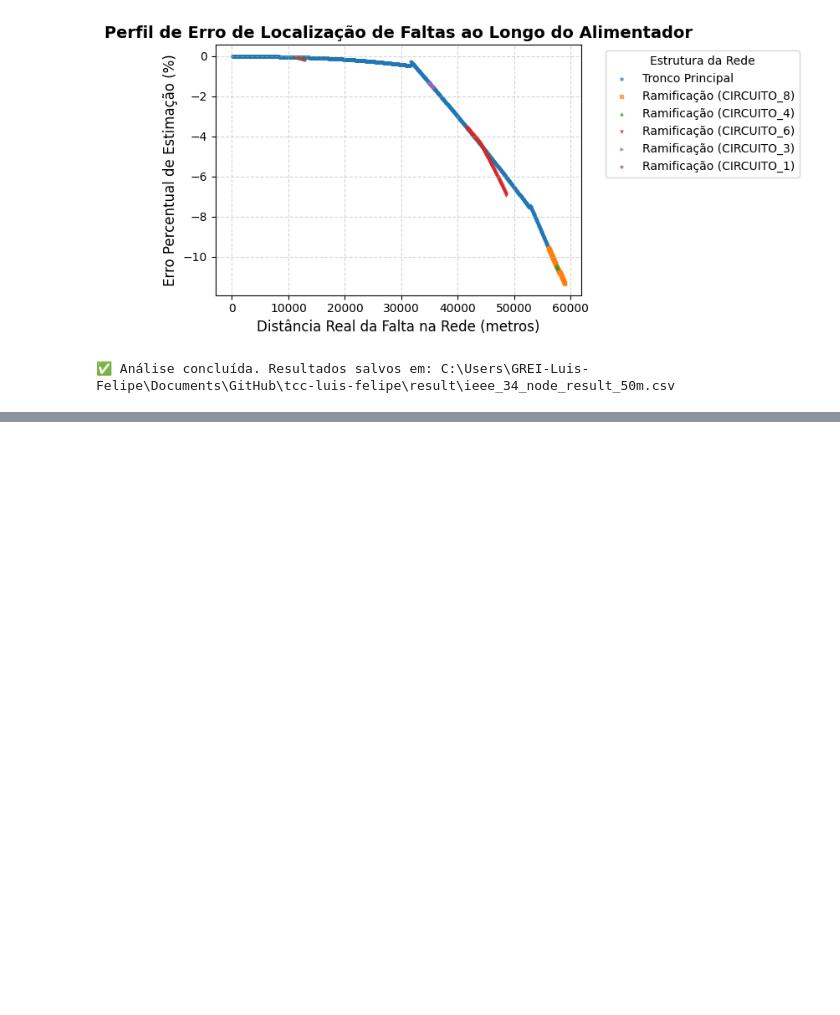
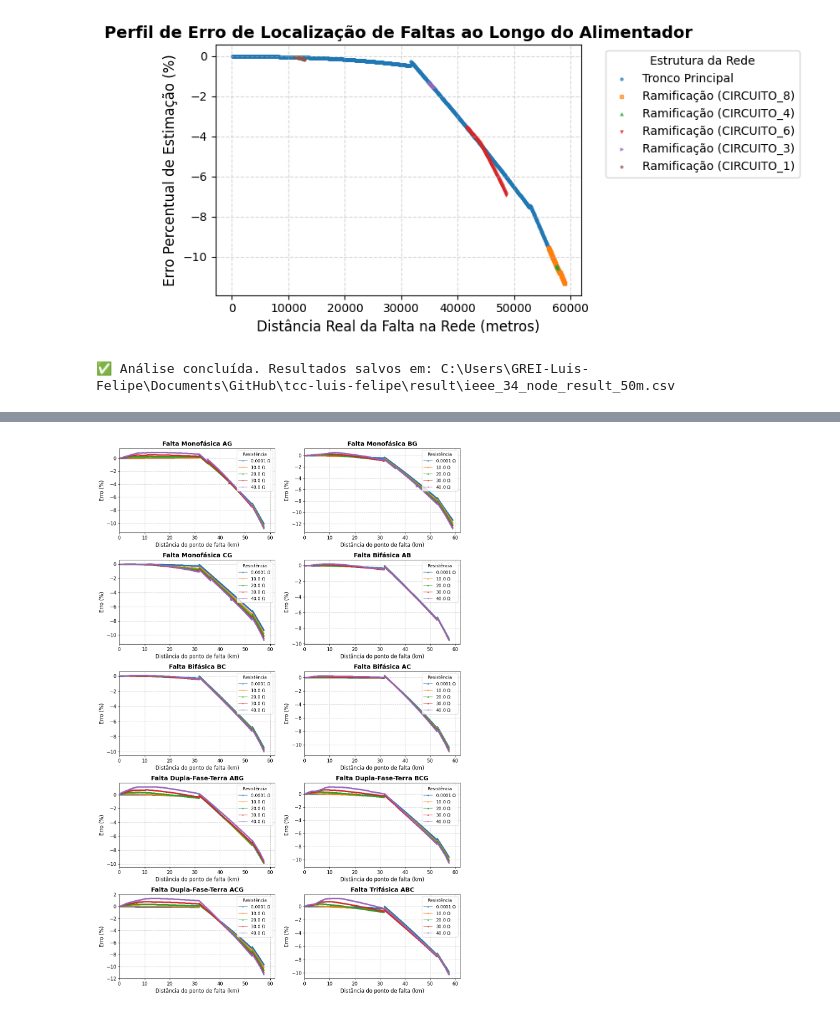
Before and after one commit to LuisFelipeCSouza/tcc-luis-felipe, a Jupyter notebook: notebooks/ieee-34-node.ipynb, the cells around one changed output, grey strips where cells are left out. Saved outputs shown, nothing was run; the diff lists cells and outputs as text; code cells hidden in the pictures; blank space fills up the shorter version.

Commit message:
feat: results

```diff
--- a/notebooks/ieee-34-node.ipynb
+++ b/notebooks/ieee-34-node.ipynb
@@ -218,0 +225,3 @@ localizador.export_results(
+# %%
+results_df = pd.read_csv(BASE_DIR / "result" / "ieee_34_node_result_50m.csv", sep=";", decimal=",")
+results_df.head()
@@ -218,0 +254,86 @@ localizador.export_results(
+# %%
+mapa_faltas = {
+    'at': 'Falta Monofásica AG', 'bt': 'Falta Monofásica BG', 'ct': 'Falta Monofásica CG',
+    'ab': 'Falta Bifásica AB', 'bc': 'Falta Bifásica BC', 'ac': 'Falta Bifásica AC',
+    'abt': 'Falta Dupla-Fase-Terra ABG', 'bct': 'Falta Dupla-Fase-Terra BCG', 'act': 'Falta Dupla-Fase-Terra ACG',
+    'abc': 'Falta Trifásica ABC'
+}
+
+# Lista de linhas do ramal principal
+ramal_principal = simulador.topology.get_main_branch()
+markers = ['o', 's', 'D', '^', 'v']
+
+# Configuração rigorosa do Matplotlib preservada
+plt.rcParams["font.family"] = "DejaVu Sans"
+plt.rcParams['axes.labelsize'] = 12
+plt.rcParams['axes.titlesize'] = 14
+plt.rcParams['xtick.labelsize'] = 11
+plt.rcParams['ytick.labelsize'] = 11
+plt.rcParams['legend.fontsize'] = 10
+
+# --- 2. EXTRAÇÃO DE PARÂMETROS DINÂMICOS ---
+col_resistencia = 'r_f' if 'r_f' in results_df.columns else 'r'
+resistencias_simuladas = sorted(results_df[col_resistencia].unique())
+
+# Calcula o limite máximo do eixo X
+limite_x_km = (results_df[results_df['linha_faltosa'].isin(ramal_principal)]['distancia'].max() / 1000.0) * 1.05
+
+# --- 3. GERAÇÃO DO GRID DE GRÁFICOS ---
+# Cria a figura e a matriz de eixos (5 linhas x 2 colunas)
+# Aumentamos o figsize verticalmente para os gráficos não ficarem esmagados
+fig, axes = plt.subplots(nrows=5, ncols=2, figsize=(12, 18))
+
+# Achata a matriz 2D de eixos para uma lista 1D, facilitando o loop
+axes = axes.flatten()
+
+for ax, (tipo_falta, titulo_grafico) in zip(axes, mapa_faltas.items()):
+
+    # Filtra apenas o tipo de falta atual e as linhas do ramal principal
+    df_tipo = results_df[(results_df['tipo'] == tipo_falta) & (results_df['linha_faltosa'].isin(ramal_principal))].copy()
+
+    # Tratamento caso a rede não possua alguma fase simulada (ex: falta CG num trecho sem fase C)
+    if df_tipo.empty:
+        ax.set_title(f"{titulo_grafico} (Sem dados simulados)")
+        ax.axis('off') # Esconde as bordas do gráfico vazio
+        continue
+
+    # Iterar sobre as resistências simuladas para criar cada curva
+    for i, res in enumerate(resistencias_simuladas):
+        df_plot = df_tipo[df_tipo[col_resistencia] == res].copy()
+        if df_plot.empty:
+            continue
+
+        # Converter metros para quilômetros
+        df_plot['distancia_km'] = df_plot['distancia'] / 1000.0
+
+        # ORDENAÇÃO: Impede que a linha do gráfico faça zigue-zague
+        df_plot = df_plot.sort_values(by='distancia_km')
+
+        # Plotando direto no eixo atual (ax) em vez de plt
+        marker_estilo = markers[i % len(markers)]
+        ax.plot(df_plot['distancia_km'],
+                df_plot['erro_percentual'],
+                marker=marker_estilo,
+                markersize=2,
+                linestyle='-',
+                linewidth=1.2,
+                label=f'{res} $\\Omega$')
+
+    # Configurações individuais do subplot atual
+    ax.set_title(titulo_grafico, fontweight='bold')
+    ax.set_xlim(0, limite_x_km)
+
+    # Adicionamos rótulos nos eixos
+    ax.set_xlabel("Distância do ponto de falta (km)")
+    ax.set_ylabel("Erro (%)")
+
+    ax.legend(title="Resistência", loc='upper right')
+    ax.grid(True, linestyle="--", alpha=0.7)
+
+# Ajusta automaticamente o espaçamento para que títulos e eixos não se sobreponham
+plt.tight_layout()
+
+# Exibe o grid na tela
+plt.show()
+# %% [output]
+[figure, added]
```
Also changed, not shown: parts of 9 cells of this notebook.
